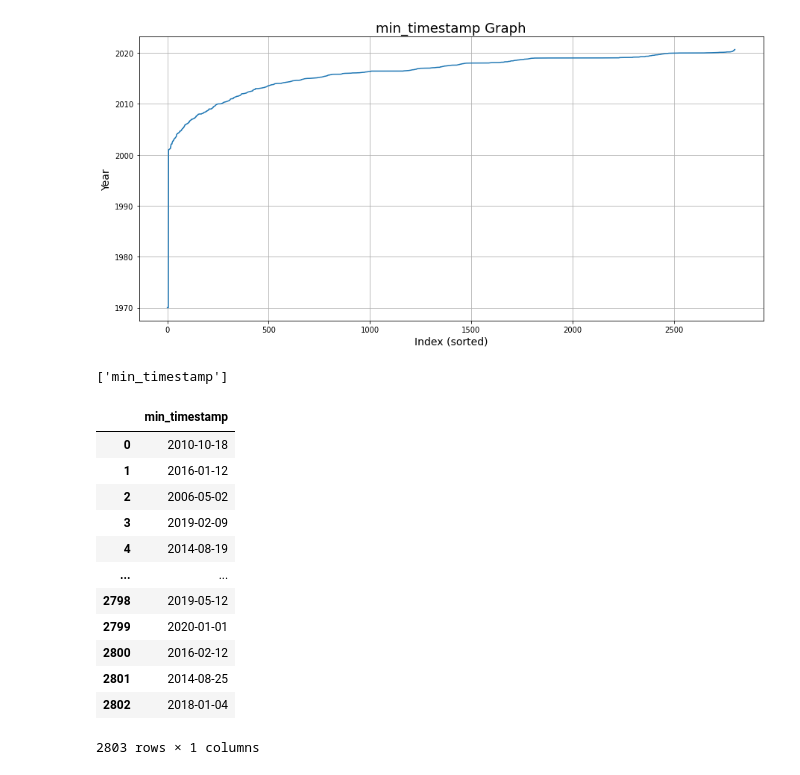
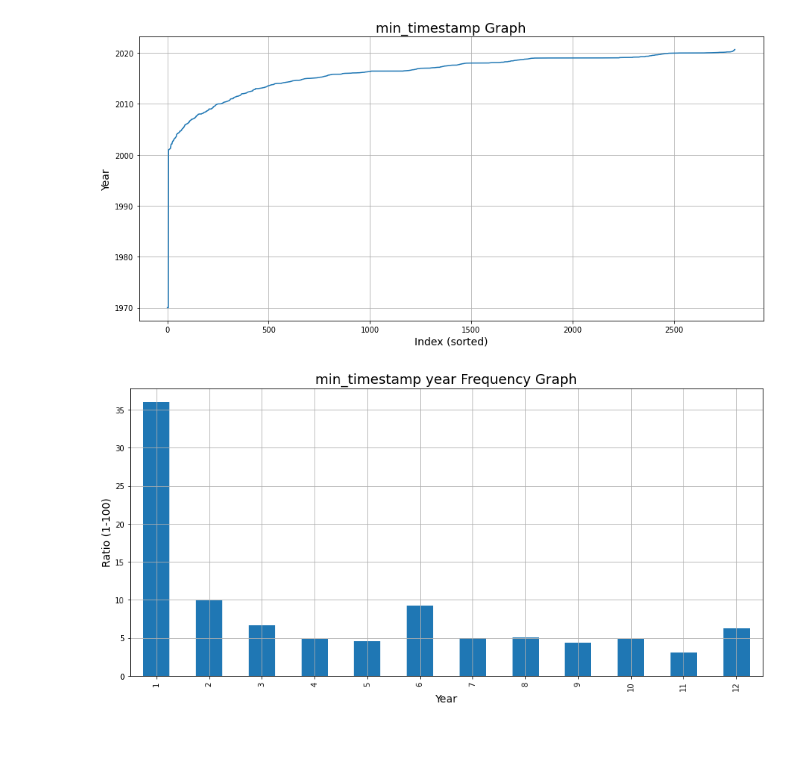
Before and after one commit to amirsaleem1990/Machine-learning, a Jupyter notebook: EDA-in-python/Untitled.ipynb, the cells around one changed output. Cells and saved outputs as stored; diff of their text form; code cells hidden in the pictures; blank space fills up the shorter version.

```diff
--- a/EDA-in-python/Untitled.ipynb
+++ b/EDA-in-python/Untitled.ipynb
@@ -317,26 +317,12 @@ for col_date in date_columns:
 [figure]
 [figure]
 # %%
-col_name date_columns[0]
+col_name = date_columns[0]
-# %% [output]
-['min_timestamp']
 # %%
-df[col_name].dt.year.value_counts(sort=False).plot(kind="bar", figsize=(15,7), grid=True);
+(df[col_name].dt.month.value_counts().sort_index()/len(df) * 100).plot(kind="bar", figsize=(15,7), grid=True);
 plt.xlabel("Year", size=14);
-plt.ylabel("Count", size=14);
+plt.ylabel("Ratio (1-100)", size=14);
 plt.title(col_name + " year Frequency Graph", size=18);
 plt.show();
 # %% [output]
-|  | min_timestamp |
-| 0 | 2010-10-18 |
-| 1 | 2016-01-12 |
-| 2 | 2006-05-02 |
-| 3 | 2019-02-09 |
-| 4 | 2014-08-19 |
-| ... | ... |
-| 2798 | 2019-05-12 |
-| 2799 | 2020-01-01 |
-| 2800 | 2016-02-12 |
-| 2801 | 2014-08-25 |
-| 2802 | 2018-01-04 |
-2803 rows × 1 columns
+[figure, added]
```
